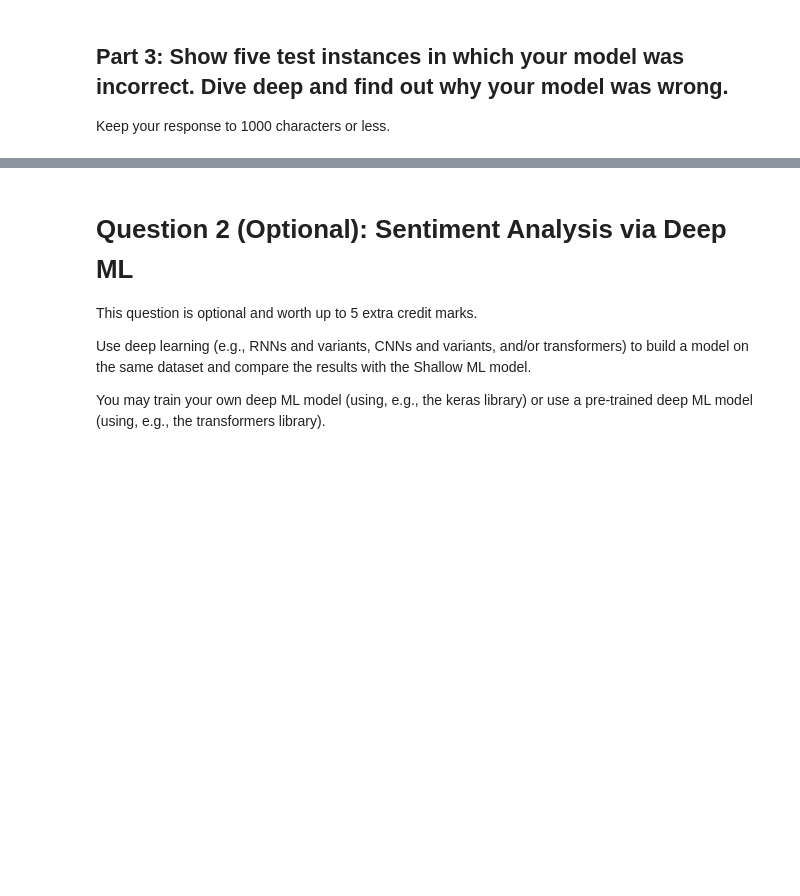
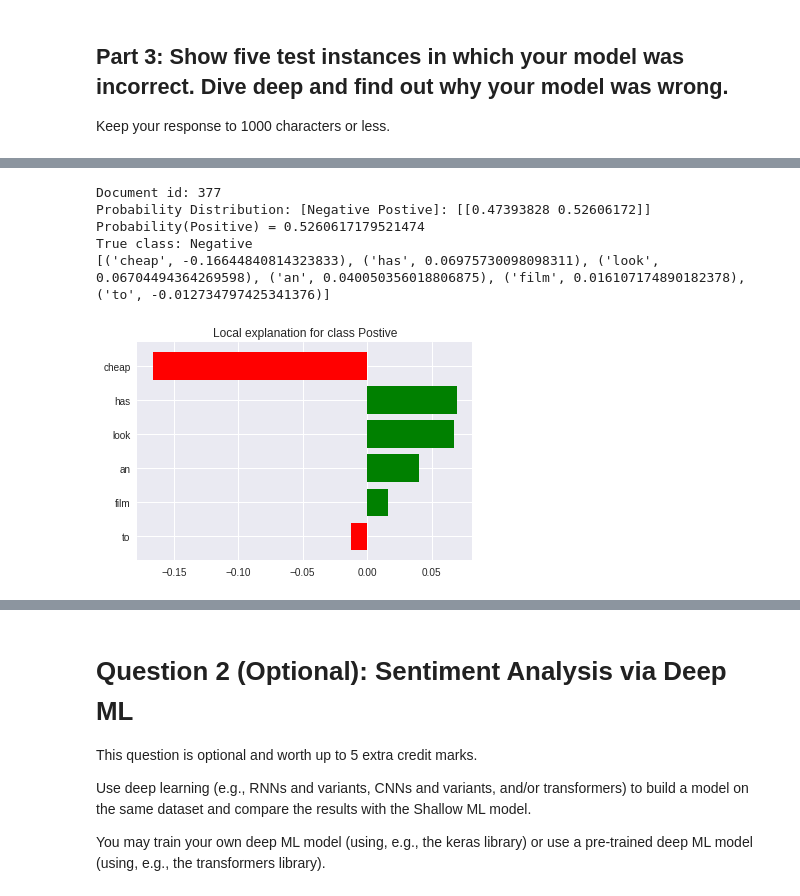
Before and after one commit to mohansameer1983/NLP, a Jupyter notebook: MMAI_2022_891_Individual_Assignment_Solution.ipynb, the cells around one changed output, grey strips where cells are left out. Cells and saved outputs as stored; diff of their text form; code cells hidden in the pictures; blank space fills up the shorter version.

```diff
--- a/MMAI_2022_891_Individual_Assignment_Solution.ipynb
+++ b/MMAI_2022_891_Individual_Assignment_Solution.ipynb
@@ -324,0 +502,27 @@ Insert answer here. (Feel free to create new code cells if necessary.)
+# %%
+###  Sentence-2 --> 'The film has an ultra-cheap look to it.' [Pred-1;Actual-0]  ####
+
+idx=377
+
+#We are using top 6 features from document, which impacted the model prediction
+exp = explainer.explain_instance(test_df.Sentence[idx], pipe_nb.predict_proba, num_features=6)
+print('Document id: %d' % idx)
+print('Probability Distribution: [Negative Postive]:',pipe_nb.predict_proba([test_df.Sentence[idx]]))
+print('Probability(Positive) =', pipe_nb.predict_proba([test_df.Sentence[idx]])[0,1])
+print('True class: %s' % class_names[test_df.Polarity[idx]])
+print(exp.as_list())
+%matplotlib inline
+fig = exp.as_pyplot_figure()
+
+###
+#  *** Conclusion *** - Explanation generated below shows, model predicted this sentence as 'positive'. But its almost edge case.
+#                       Model considered words like 'has', 'an' as positive, which are stop words. We have not cleaned the test data,
+#                        and this is the reason for sentence to be classified as 'Positive'.
+###
+# %% [output]
+Document id: 377
+Probability Distribution: [Negative Postive]: [[0.47393828 0.52606172]]
+Probability(Positive) = 0.5260617179521474
+True class: Negative
+[('cheap', -0.16644840814323833), ('has', 0.06975730098098311), ('look', 0.06704494364269598), ('an', 0.040050356018806875), ('film', 0.016107174890182378), ('to', -0.012734797425341376)]
+[figure, added]
```
Also changed, not shown: parts of 42 cells of this notebook.
